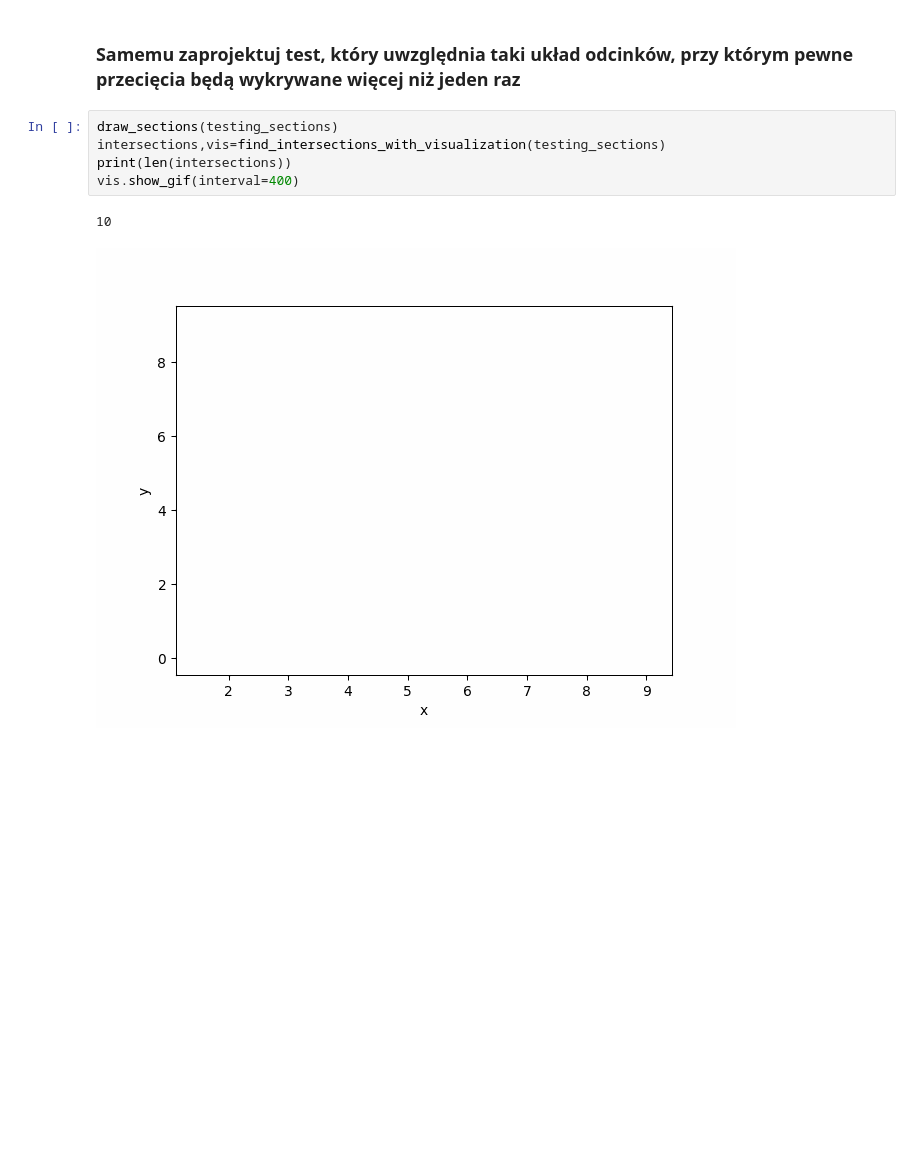
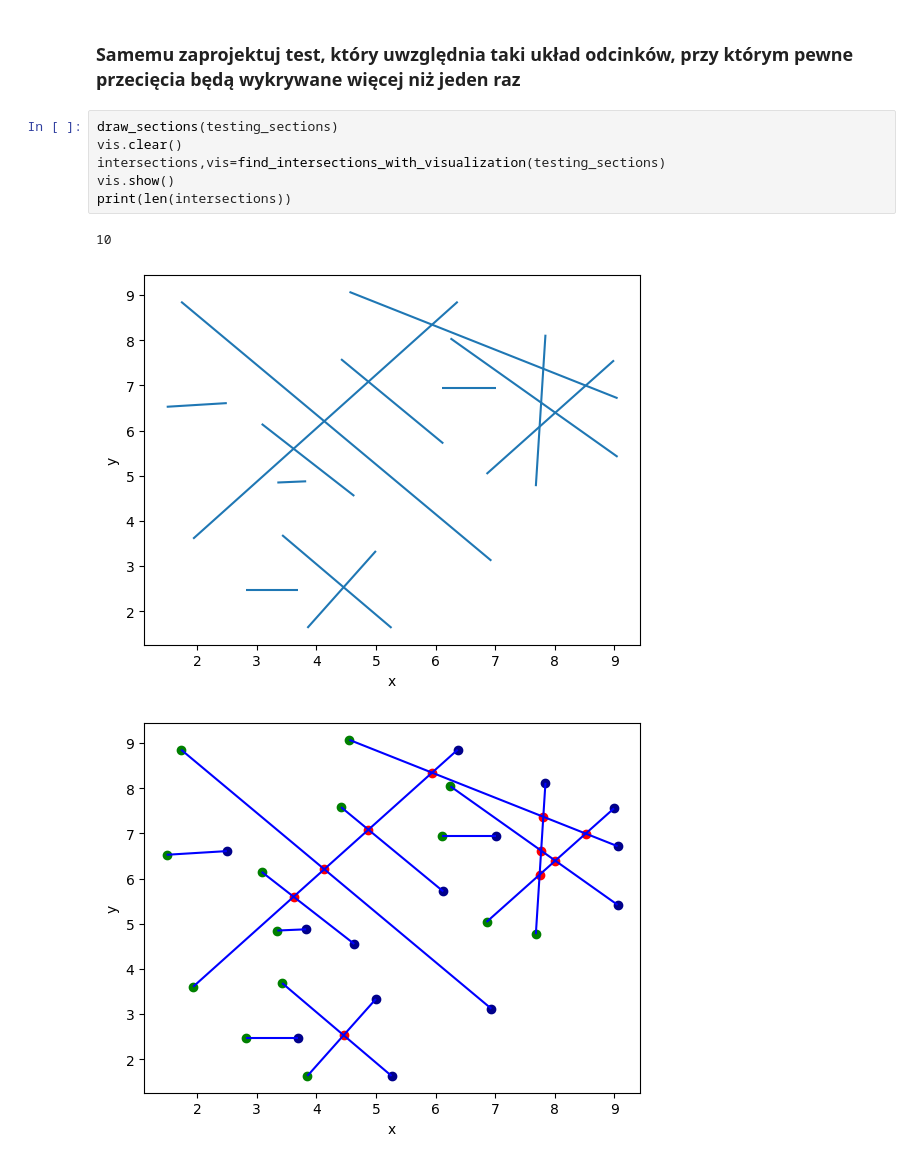
Before and after one commit to NCCMNT/Geometric-Algorithms, a Jupyter notebook: lab4/chmielewski_kod_4.ipynb, the cells around one changed output. Cells and saved outputs as stored; diff of their text form; blank space fills up the shorter version.

```diff
--- a/lab4/chmielewski_kod_4.ipynb
+++ b/lab4/chmielewski_kod_4.ipynb
@@ -798,9 +798,11 @@ Zdarzenia początku, końca odcinka oraz przecięcia odcinka są obsługiwane zg
 ### Samemu zaprojektuj test, który uwzględnia taki układ odcinków, przy którym pewne przecięcia będą wykrywane więcej niż jeden raz
 # %%
 draw_sections(testing_sections)
+vis.clear()
 intersections,vis=find_intersections_with_visualization(testing_sections)
+vis.show()
 print(len(intersections))
-vis.show_gif(interval=400)
 # %% [output]
 10
-[figure, old version]
+[figure, new version]
+[figure, added]
```
